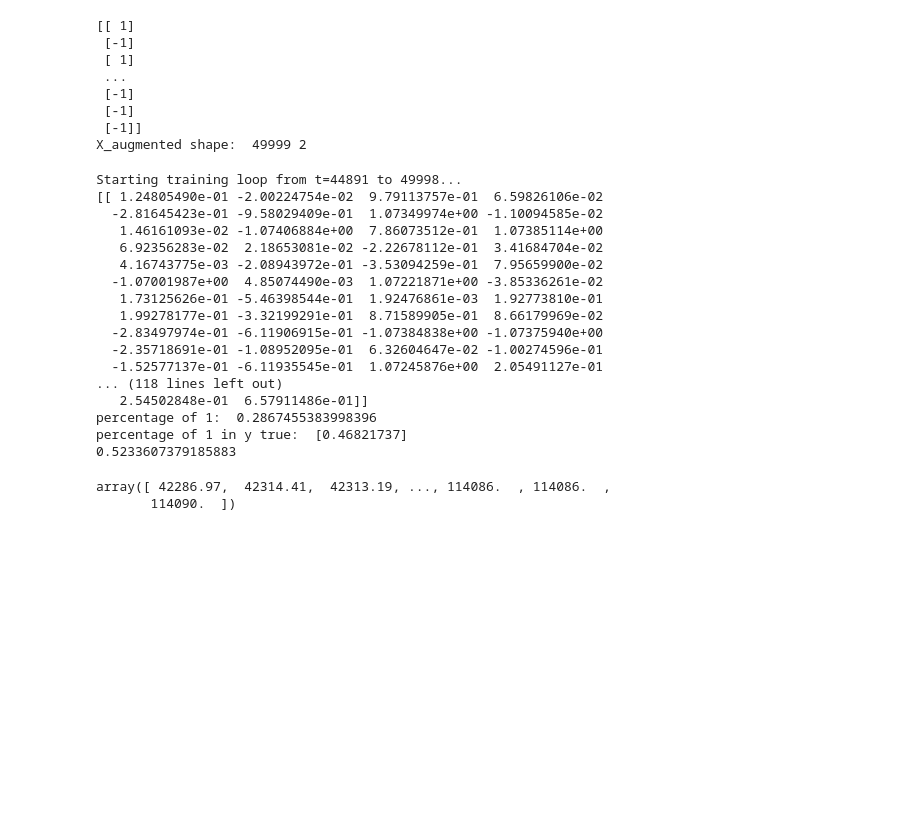
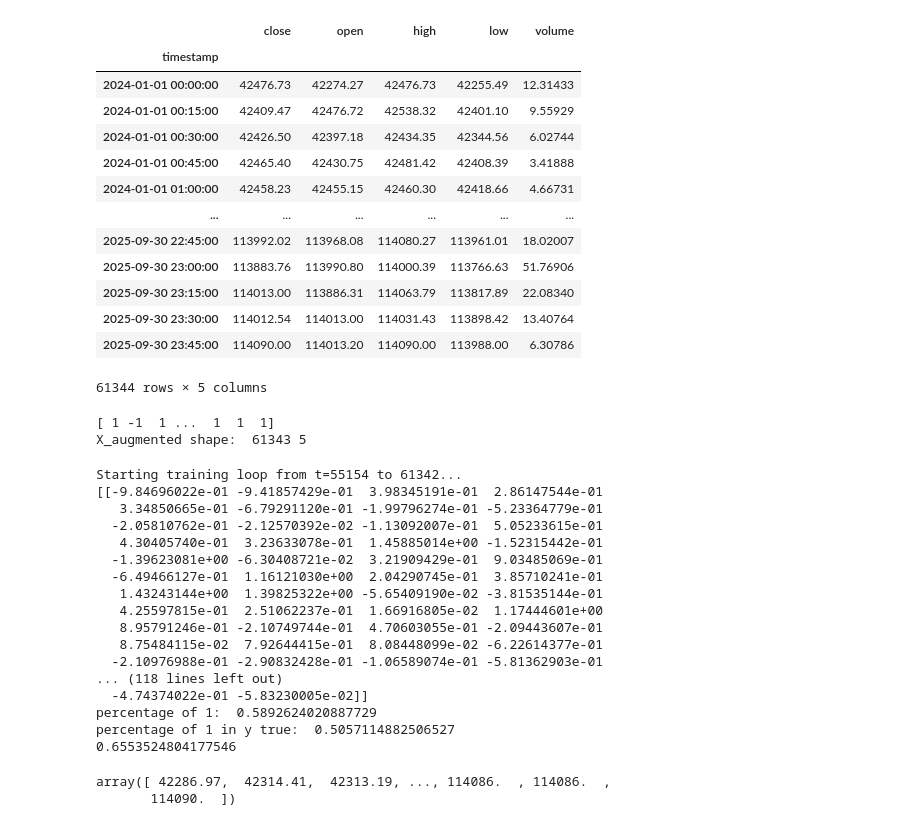
Before and after one commit to Upower4S/cryptoReturnPrediction, a Jupyter notebook: randomSig.ipynb, the cells around one changed output. Drawn from its saved outputs; the diff is of its cells as text; code cells hidden in the pictures; blank space fills up the shorter version.

```diff
--- a/randomSig.ipynb
+++ b/randomSig.ipynb
@@ -94,34 +117,51 @@ class RandomizedSignatureDrift:
+# %%
+RESAMPLE_FREQ = '15min'
+prices = pd.DataFrame()
+prices['close'] = btc_df.close.resample(RESAMPLE_FREQ).last()
+prices['open'] = btc_df.open.resample(RESAMPLE_FREQ).first()
+prices['high'] = btc_df.high.resample(RESAMPLE_FREQ).max()
+prices['low'] = btc_df.low.resample(RESAMPLE_FREQ).min()
+prices['volume'] = btc_df.volume.resample('15min').sum()
+prices
+# %% [output]
+|  | close | open | high | low | volume |
+| timestamp |  |  |  |  |  |
+| 2024-01-01 00:00:00 | 42476.73 | 42274.27 | 42476.73 | 42255.49 | 12.31433 |
+| 2024-01-01 00:15:00 | 42409.47 | 42476.72 | 42538.32 | 42401.10 | 9.55929 |
+| 2024-01-01 00:30:00 | 42426.50 | 42397.18 | 42434.35 | 42344.56 | 6.02744 |
+| 2024-01-01 00:45:00 | 42465.40 | 42430.75 | 42481.42 | 42408.39 | 3.41888 |
+| 2024-01-01 01:00:00 | 42458.23 | 42455.15 | 42460.30 | 42418.66 | 4.66731 |
+| ... | ... | ... | ... | ... | ... |
+| 2025-09-30 22:45:00 | 113992.02 | 113968.08 | 114080.27 | 113961.01 | 18.02007 |
+| 2025-09-30 23:00:00 | 113883.76 | 113990.80 | 114000.39 | 113766.63 | 51.76906 |
+| 2025-09-30 23:15:00 | 114013.00 | 113886.31 | 114063.79 | 113817.89 | 22.08340 |
+| 2025-09-30 23:30:00 | 114012.54 | 114013.00 | 114031.43 | 113898.42 | 13.40764 |
+| 2025-09-30 23:45:00 | 114090.00 | 114013.20 | 114090.00 | 113988.00 | 6.30786 |
+61344 rows × 5 columns
 # %%
-prices = btc_df.close.values[0:50000]
-model = RandomizedSignatureDrift(rd=50, rm=0.00, rv=0.3, tw=120, alpha=0.1)
-predicted_returns, _,_ = model.predict(prices[:,np.newaxis])
+model = RandomizedSignatureDrift(rd=50, rm=0.00, rv=0.7, tw=60, alpha=0.1)
+predicted_returns, _,_ = model.predict(prices)
 print(predicted_returns)
 # %% [output]
-[[ 1]
- [-1]
- [ 1]
- ...
- [-1]
- [-1]
- [-1]]
-X_augmented shape:  49999 2
+[ 1 -1  1 ...  1  1  1]
+X_augmented shape:  61343 5
-Starting training loop from t=44891 to 49998...
-[[ 1.24805490e-01 -2.00224754e-02  9.79113757e-01  6.59826106e-02
-  -2.81645423e-01 -9.58029409e-01  1.07349974e+00 -1.10094585e-02
-   1.46161093e-02 -1.07406884e+00  7.86073512e-01  1.07385114e+00
-   6.92356283e-02  2.18653081e-02 -2.22678112e-01  3.41684704e-02
-   4.16743775e-03 -2.08943972e-01 -3.53094259e-01  7.95659900e-02
-  -1.07001987e+00  4.85074490e-03  1.07221871e+00 -3.85336261e-02
-   1.73125626e-01 -5.46398544e-01  1.92476861e-03  1.92773810e-01
-   1.99278177e-01 -3.32199291e-01  8.71589905e-01  8.66179969e-02
-  -2.83497974e-01 -6.11906915e-01 -1.07384838e+00 -1.07375940e+00
-  -2.35718691e-01 -1.08952095e-01  6.32604647e-02 -1.00274596e-01
-  -1.52577137e-01 -6.11935545e-01  1.07245876e+00  2.05491127e-01
+Starting training loop from t=55154 to 61342...
+[[-9.84696022e-01 -9.41857429e-01  3.98345191e-01  2.86147544e-01
+   3.34850665e-01 -6.79291120e-01 -1.99796274e-01 -5.23364779e-01
+  -2.05810762e-01 -2.12570392e-02 -1.13092007e-01  5.05233615e-01
+   4.30405740e-01  3.23633078e-01  1.45885014e+00 -1.52315442e-01
+  -1.39623081e+00 -6.30408721e-02  3.21909429e-01  9.03485069e-01
+  -6.49466127e-01  1.16121030e+00  2.04290745e-01  3.85710241e-01
+   1.43243144e+00  1.39825322e+00 -5.65409190e-02 -3.81535144e-01
+   4.25597815e-01  2.51062237e-01  1.66916805e-02  1.17444601e+00
+   8.95791246e-01 -2.10749744e-01  4.70603055e-01 -2.09443607e-01
+   8.75484115e-02  7.92644415e-01  8.08448099e-02 -6.22614377e-01
+  -2.10976988e-01 -2.90832428e-01 -1.06589074e-01 -5.81362903e-01
 ... (118 lines left out)
-   2.54502848e-01  6.57911486e-01]]
-percentage of 1:  0.2867455383998396
-percentage of 1 in y true:  [0.46821737]
-0.5233607379185883
+  -4.74374022e-01 -5.83230005e-02]]
+percentage of 1:  0.5892624020887729
+percentage of 1 in y true:  0.5057114882506527
+0.6553524804177546
 # %%
 prices = np.array(prices)
 log_prices = np.log(prices / prices[0])
```
Also changed, not shown: parts of 3 cells of this notebook.
